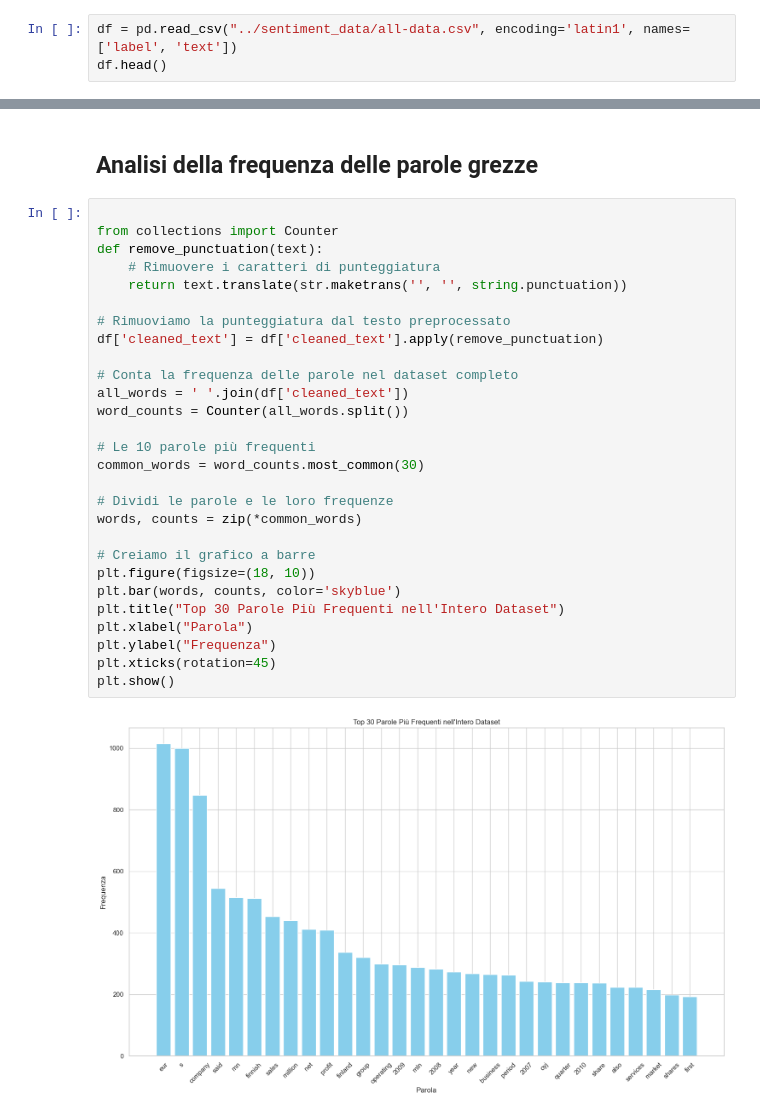
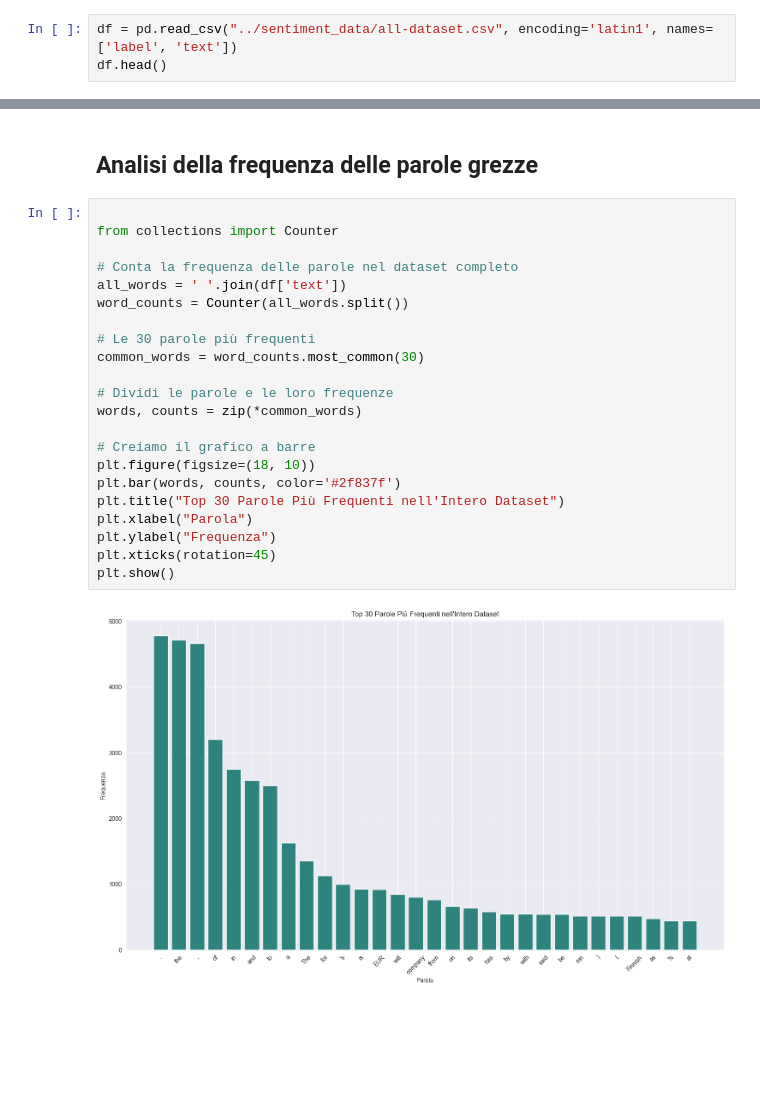
Before and after one commit to IreneGaita/FinSent, a Jupyter notebook: Notebooks/01.eda.ipynb, the cells around one changed output, grey strips where cells are left out. Cells and saved outputs as stored; diff of their text form; blank space fills up the shorter version.

```diff
--- a/Notebooks/01.eda.ipynb
+++ b/Notebooks/01.eda.ipynb
@@ -9,7 +9,7 @@ import string
 # %% [markdown]
 # Caricamento dati
 # %%
-df = pd.read_csv("../sentiment_data/all-data.csv", encoding='latin1', names=['label', 'text'])
+df = pd.read_csv("../sentiment_data/all-dataset.csv", encoding='latin1', names=['label', 'text'])
 df.head()
 # %% [output]
 |  | label | text |
@@ -173,30 +173,24 @@ plt.show()
 # %%
 
 from collections import Counter
-def remove_punctuation(text):
-    # Rimuovere i caratteri di punteggiatura
-    return text.translate(str.maketrans('', '', string.punctuation))
-
-# Rimuoviamo la punteggiatura dal testo preprocessato
-df['cleaned_text'] = df['cleaned_text'].apply(remove_punctuation)
 
 # Conta la frequenza delle parole nel dataset completo
-all_words = ' '.join(df['cleaned_text'])
+all_words = ' '.join(df['text'])
 word_counts = Counter(all_words.split())
 
-# Le 10 parole più frequenti
+# Le 30 parole più frequenti
 common_words = word_counts.most_common(30)
 
 # Dividi le parole e le loro frequenze
 words, counts = zip(*common_words)
 
 # Creiamo il grafico a barre
 plt.figure(figsize=(18, 10))
-plt.bar(words, counts, color='skyblue')
+plt.bar(words, counts, color='#2f837f')
 plt.title("Top 30 Parole Più Frequenti nell'Intero Dataset")
 plt.xlabel("Parola")
 plt.ylabel("Frequenza")
 plt.xticks(rotation=45)
 plt.show()
 # %% [output]
-[figure, old version]
+[figure, new version]
```
Also changed, not shown: parts of 3 cells of this notebook, 12 other files.
